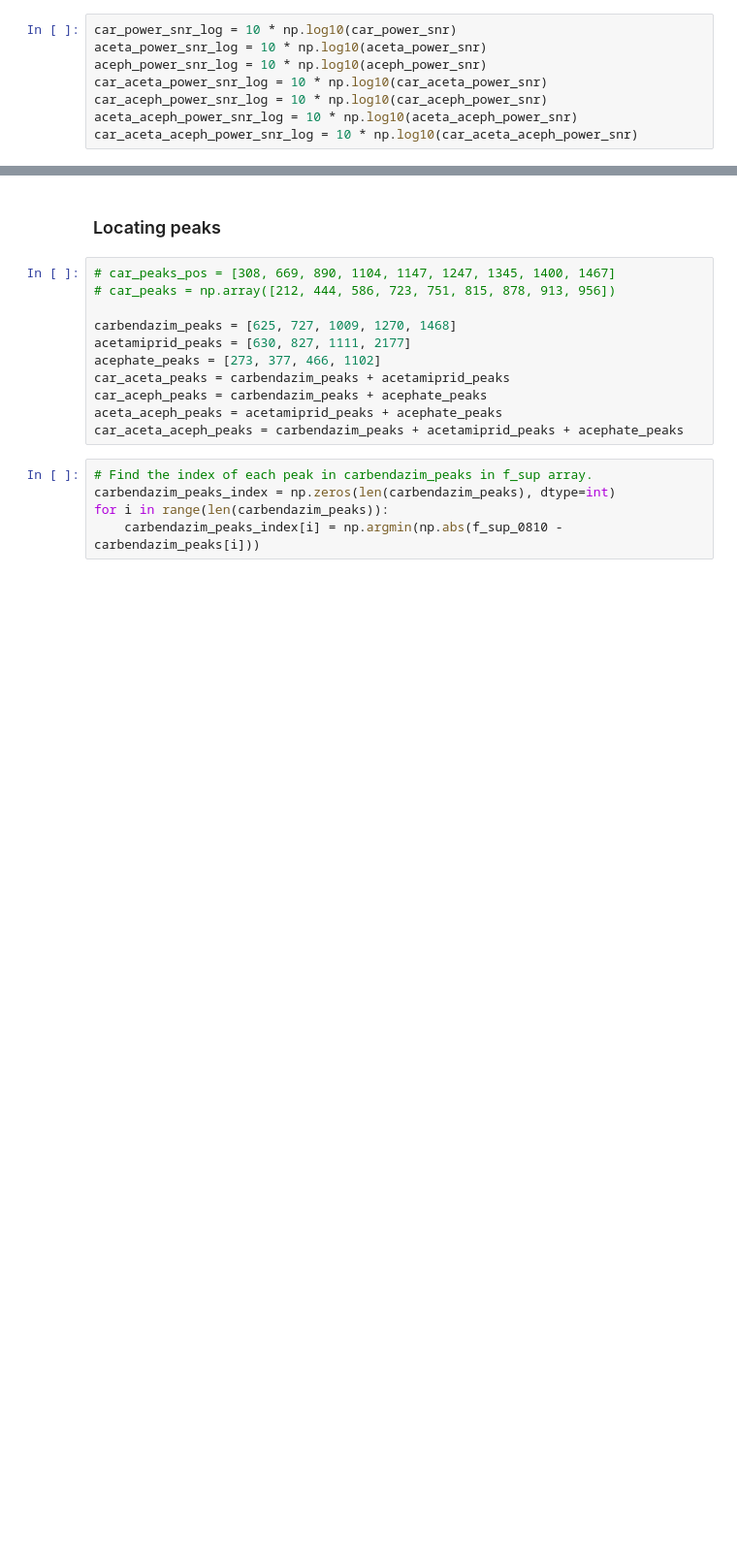
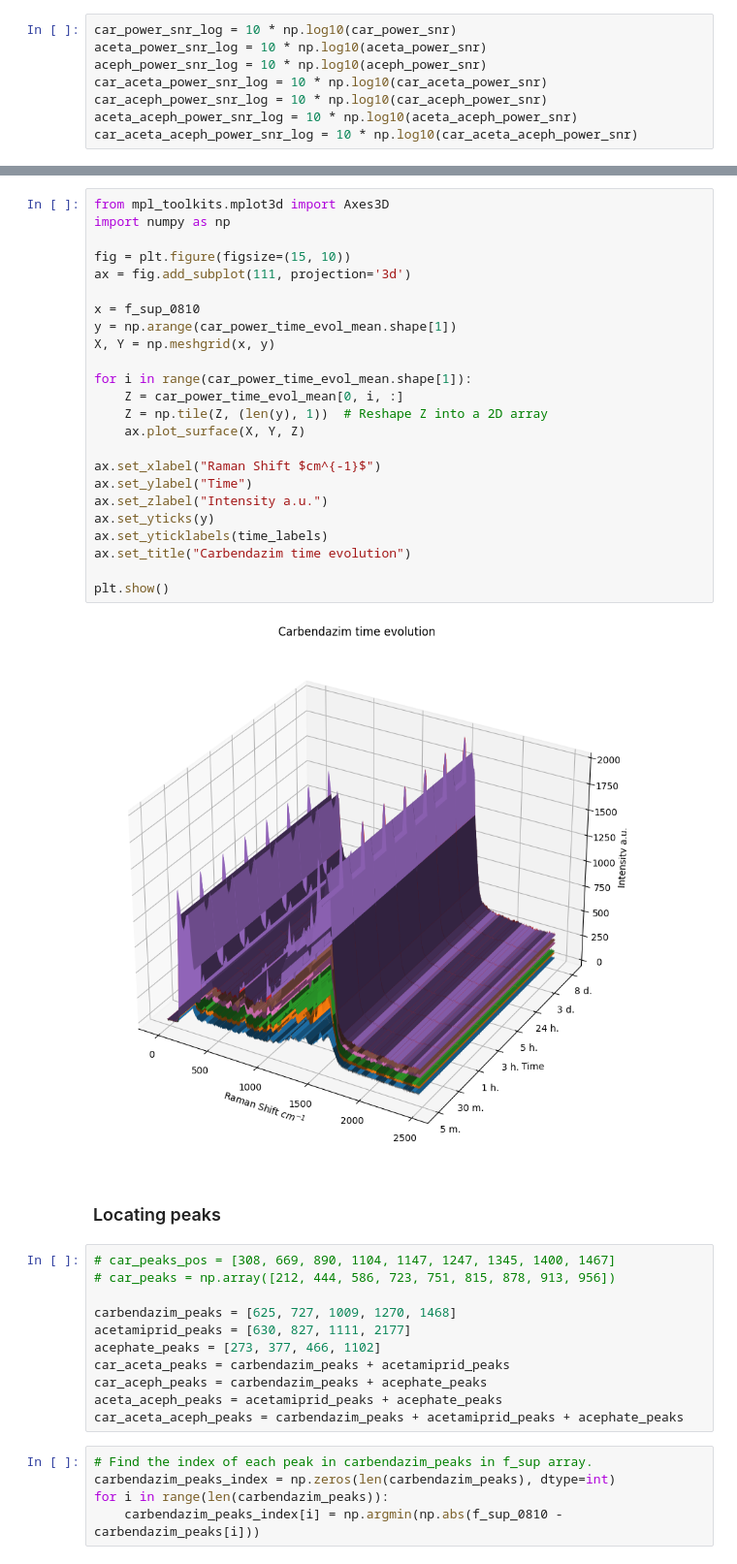
Before and after one commit to anva-kn/Raman, a Jupyter notebook: Publication/Aging&Time_evol.ipynb, the cells around one changed output, grey strips where cells are left out. Shown at 97% size. Drawn from its saved outputs; the diff is of its cells as text; blank space fills up the shorter version.

```diff
--- a/Publication/Aging&Time_evol.ipynb
+++ b/Publication/Aging&Time_evol.ipynb
@@ -258,3 +353,29 @@ snr = 10 * math.log10(snr[i])
+# %%
+from mpl_toolkits.mplot3d import Axes3D
+import numpy as np
+
+fig = plt.figure(figsize=(15, 10))
+ax = fig.add_subplot(111, projection='3d')
+
+x = f_sup_0810
+y = np.arange(car_power_time_evol_mean.shape[1])
+X, Y = np.meshgrid(x, y)
+
+for i in range(car_power_time_evol_mean.shape[1]):
+    Z = car_power_time_evol_mean[0, i, :]
+    Z = np.tile(Z, (len(y), 1))  # Reshape Z into a 2D array
+    ax.plot_surface(X, Y, Z)
+
+ax.set_xlabel("Raman Shift $cm^{-1}$")
+ax.set_ylabel("Time")
+ax.set_zlabel("Intensity a.u.")
+ax.set_yticks(y)
+ax.set_yticklabels(time_labels)
+ax.set_title("Carbendazim time evolution")
+
+plt.show()
+# %% [output]
+[figure, added]
 # %% [markdown]
 ### Locating peaks
 # %%
```
Also changed, not shown: parts of 24 cells of this notebook, 1 other file.
